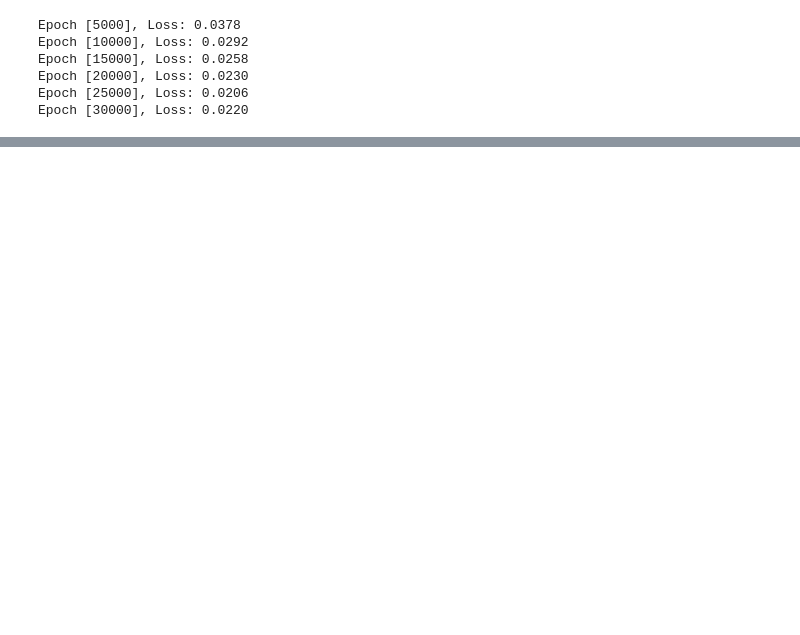
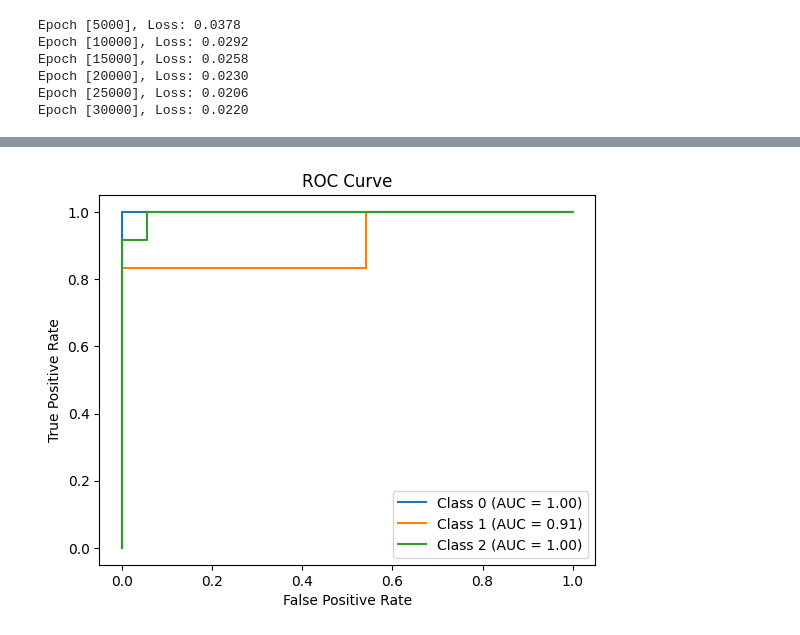
Before and after one commit to QSciTech-QuantumBC-Workshop/Quantum-NWA, a Jupyter notebook: HamzaMouharrar_NN model.ipynb, the cells around one changed output, grey strips where cells are left out. Cells and saved outputs as stored; diff of their text form; code cells hidden in the pictures; blank space fills up the shorter version.

```diff
--- a/HamzaMouharrar_NN model.ipynb
+++ b/HamzaMouharrar_NN model.ipynb
@@ -72,0 +133,18 @@ Epoch [30000], Loss: 0.0220
+# %%
+from sklearn.metrics import roc_auc_score, roc_curve
+with torch.no_grad():
+    test_outputs = net(x_test)
+    probabilities = torch.softmax(test_outputs, dim=1).numpy()
+
+for class_idx in range(3):
+    fpr, tpr, _ = roc_curve(y_test == class_idx, probabilities[:, class_idx])
+    auc = roc_auc_score(y_test == class_idx, probabilities[:, class_idx])
+    plt.plot(fpr, tpr, label=f'Class {class_idx} (AUC = {auc:.2f})')
+
+plt.xlabel('False Positive Rate')
+plt.ylabel('True Positive Rate')
+plt.title('ROC Curve')
+plt.legend()
+plt.show()
+# %% [output]
+[figure, added]
```
Also changed, not shown: parts of 4 cells of this notebook.
